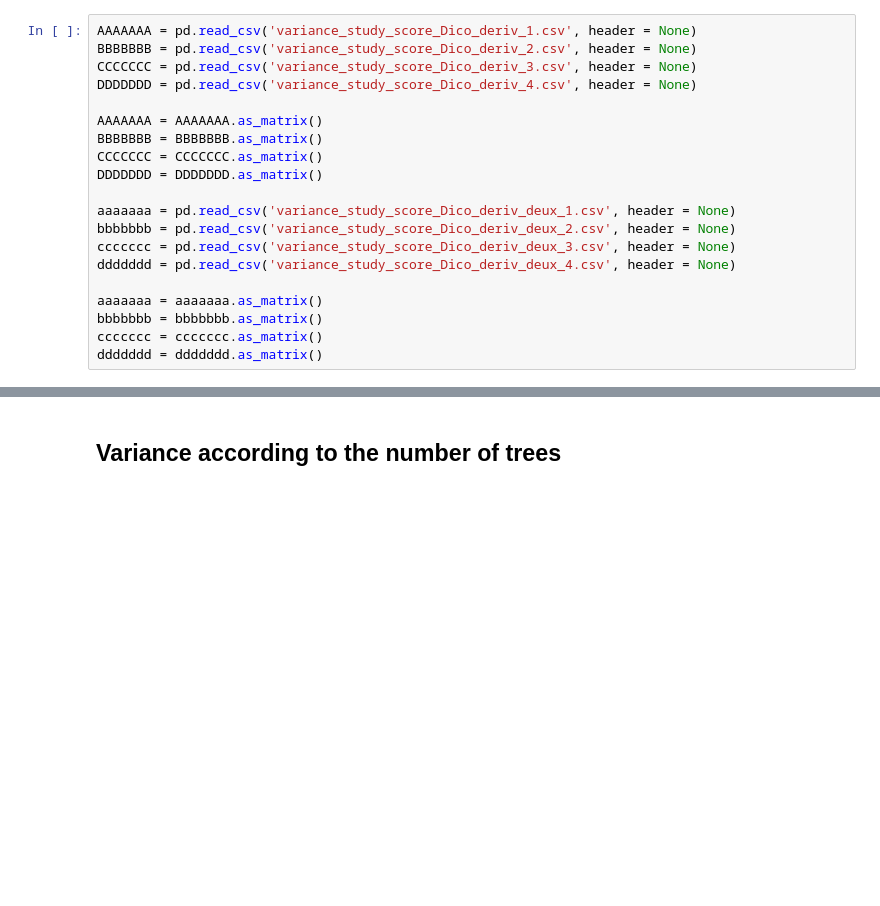
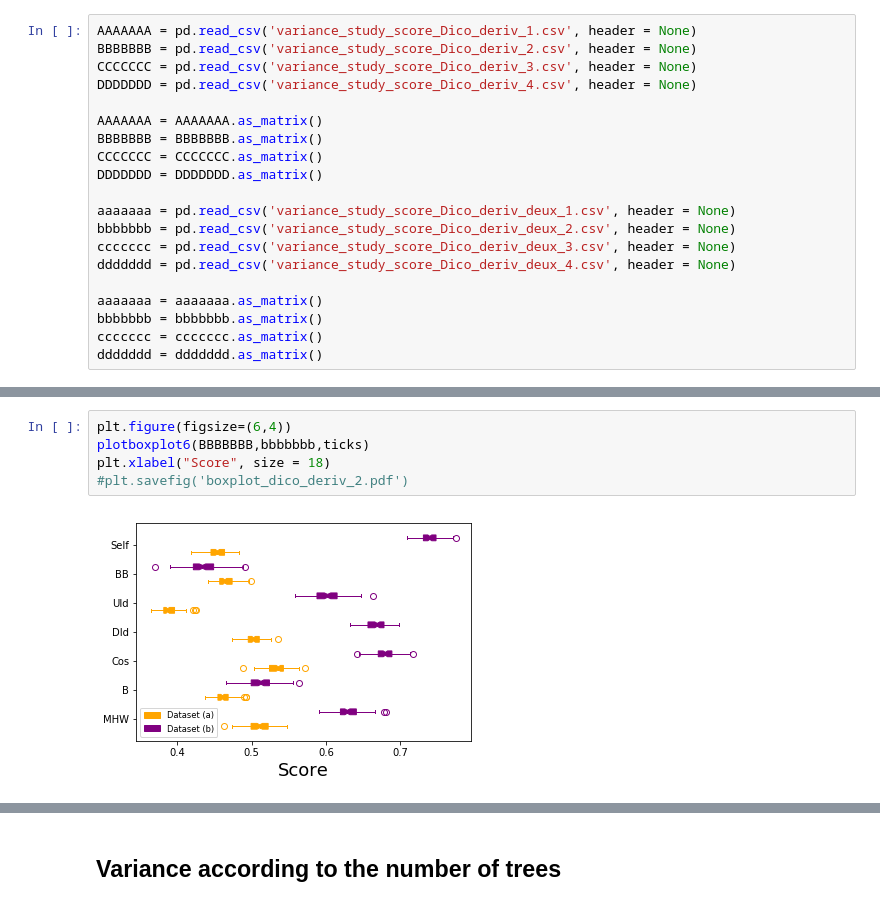
Before and after one commit to GuillaumeStaermanML/FIF, a Jupyter notebook: Code_FIF/Boxplots/Boxplots_paper.ipynb, the cells around one changed output, grey strips where cells are left out. Saved outputs shown, nothing was run; the diff lists cells and outputs as text; blank space fills up the shorter version.

```diff
--- a/Code_FIF/Boxplots/Boxplots_paper.ipynb
+++ b/Code_FIF/Boxplots/Boxplots_paper.ipynb
@@ -326,0 +321,7 @@ Text(0.5, 0, 'Score')
+# %%
+plt.figure(figsize=(6,4))
+plotboxplot6(BBBBBBB,bbbbbbb,ticks)
+plt.xlabel("Score", size = 18)
+#plt.savefig('boxplot_dico_deriv_2.pdf')
+# %% [output]
+[figure, added]
```
Also changed, not shown: parts of 32 cells of this notebook, 37 other files.
